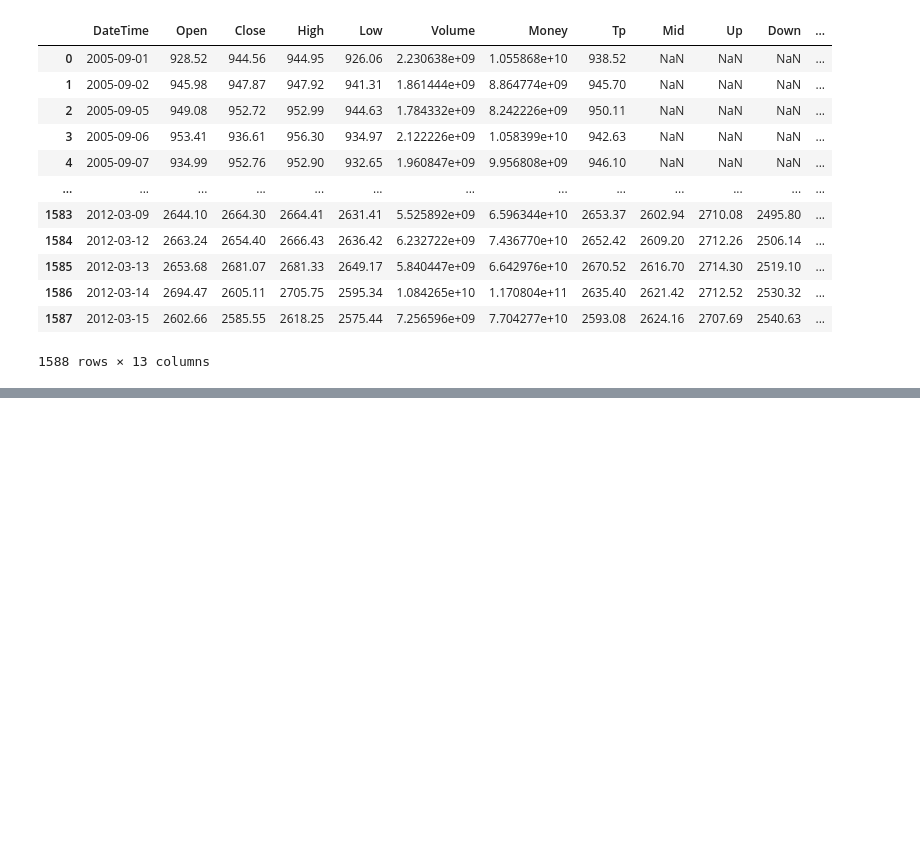
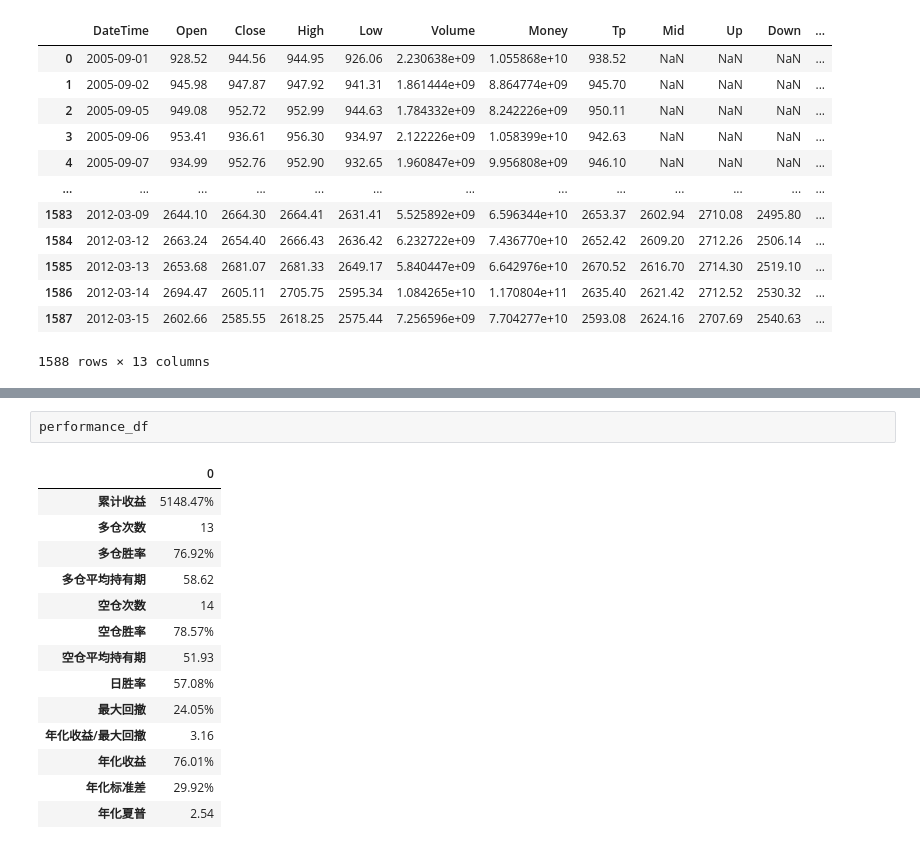
Before and after one commit to algo21-221040116/Assignment_1, a Jupyter notebook: Strategy_as1.ipynb, the cells around one changed output, grey strips where cells are left out. Cells and saved outputs as stored; diff of their text form; blank space fills up the shorter version.

```diff
--- a/Strategy_as1.ipynb
+++ b/Strategy_as1.ipynb
@@ -211,0 +384,17 @@ df_300 # Position 计算完毕 0 / -1 / 1
+# %%
+performance_df
+# %% [output]
+|  | 0 |
+| 累计收益 | 5148.47% |
+| 多仓次数 | 13 |
+| 多仓胜率 | 76.92% |
+| 多仓平均持有期 | 58.62 |
+| 空仓次数 | 14 |
+| 空仓胜率 | 78.57% |
+| 空仓平均持有期 | 51.93 |
+| 日胜率 | 57.08% |
+| 最大回撤 | 24.05% |
+| 年化收益/最大回撤 | 3.16 |
+| 年化收益 | 76.01% |
+| 年化标准差 | 29.92% |
+| 年化夏普 | 2.54 |
```
Also changed, not shown: parts of 12 cells of this notebook, 3 other files.
